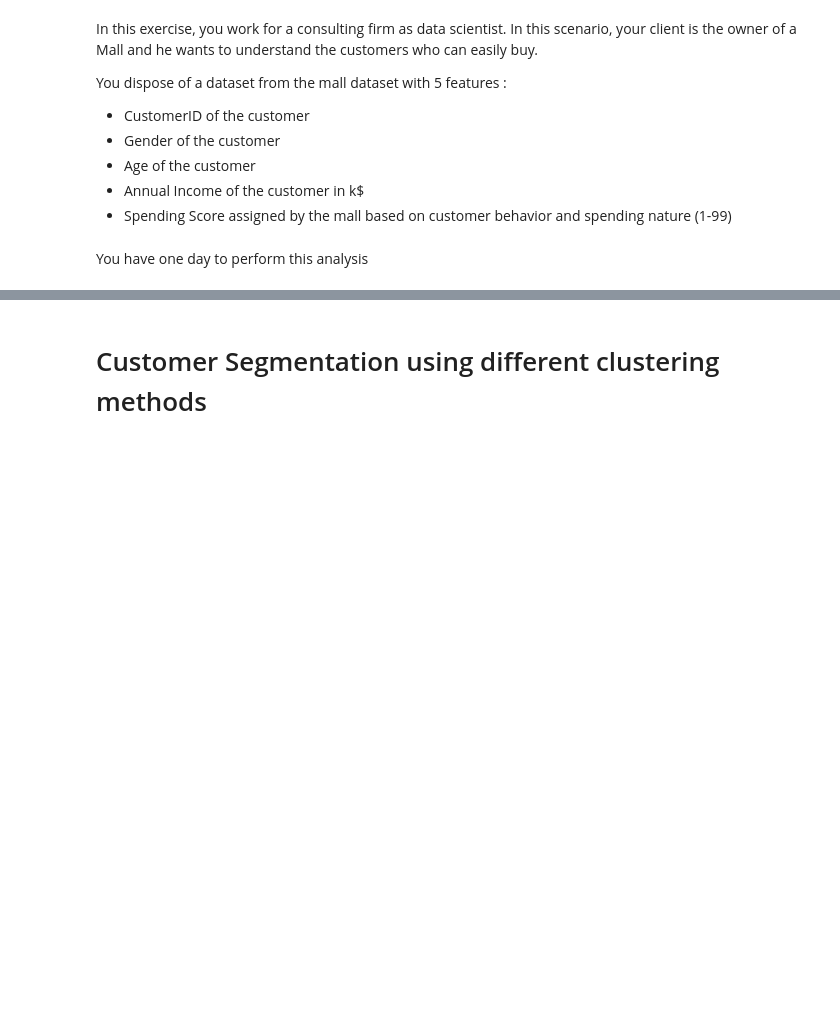
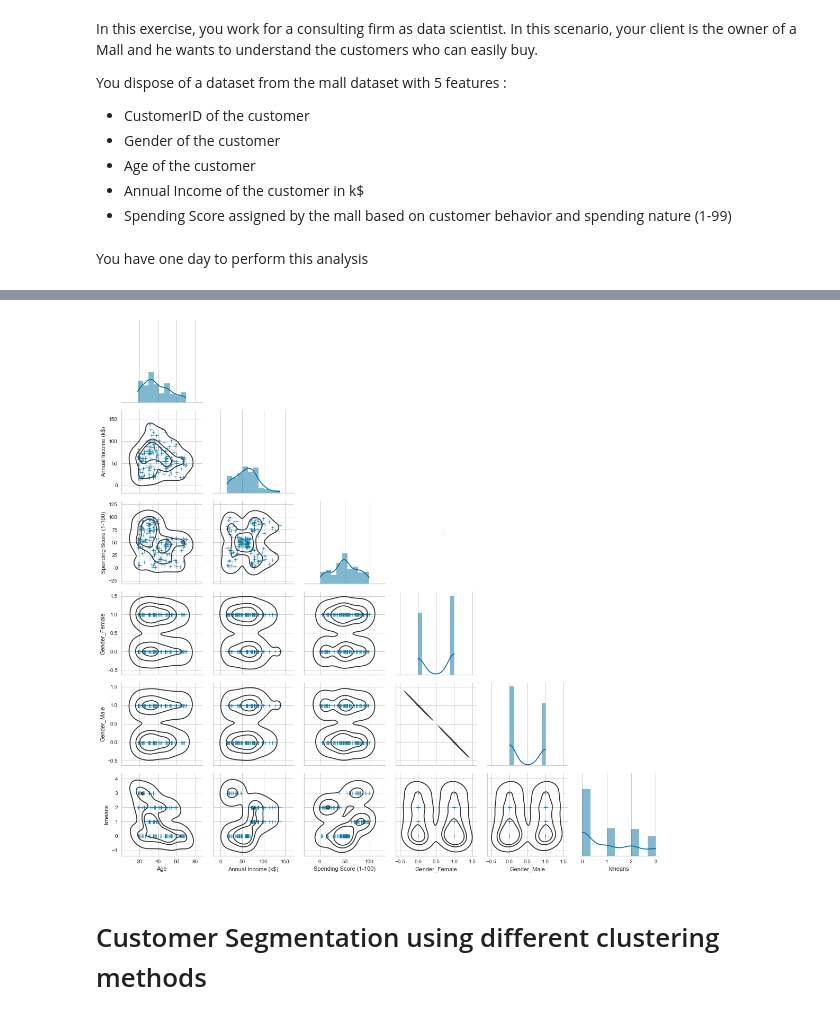
Before and after one commit to Clmntc/Analyse-de-clients-avec-votre-agence-IA, a Jupyter notebook: 02_understand_mall_customers.ipynb, the cells around one changed output, grey strips where cells are left out. Saved outputs shown, nothing was run; the diff lists cells and outputs as text; code cells hidden in the pictures; blank space fills up the shorter version.

```diff
--- a/02_understand_mall_customers.ipynb
+++ b/02_understand_mall_customers.ipynb
@@ -51,0 +49,3 @@ g.legend.set_bbox_to_anchor((.61,.6))
+# %%
+mall_df1 = pd.get_dummies(mall_df, columns=["Gender"])
+mall_df1
@@ -51,0 +66,3 @@ g.legend.set_bbox_to_anchor((.61,.6))
+# %%
+mall_df1['Age group'] = pd.cut(x=mall_df1['Age'], bins=[1, 25, 35, 50])
+mall_df1
@@ -52,3 +83,12 @@ g.legend.set_bbox_to_anchor((.61,.6))
+# %%
+g = sns.PairGrid(data = mall_df1, corner = True)
+g.map_lower(sns.kdeplot, hue = None, levels = 4, color = ".2")
+g.map_lower(sns.scatterplot, marker = "+")
+g.map_diag(sns.histplot, element = 'step', linewidth=0,kde=True)
+g.add_legend(frameon=True)
+g.legend.set_bbox_to_anchor((.61,.6))
+# %% [output]
+[figure, added]
 # %% [markdown]
 # Customer Segmentation using different clustering methods
 # %% [markdown]
```
Also changed, not shown: parts of 14 cells of this notebook.
